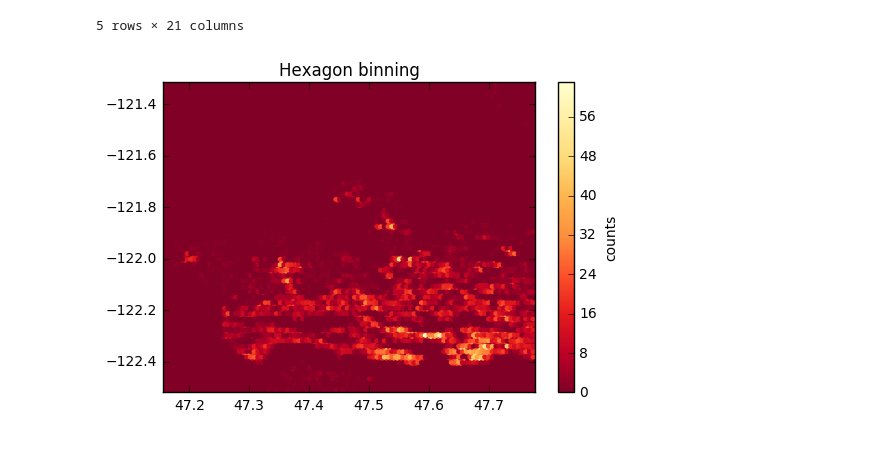
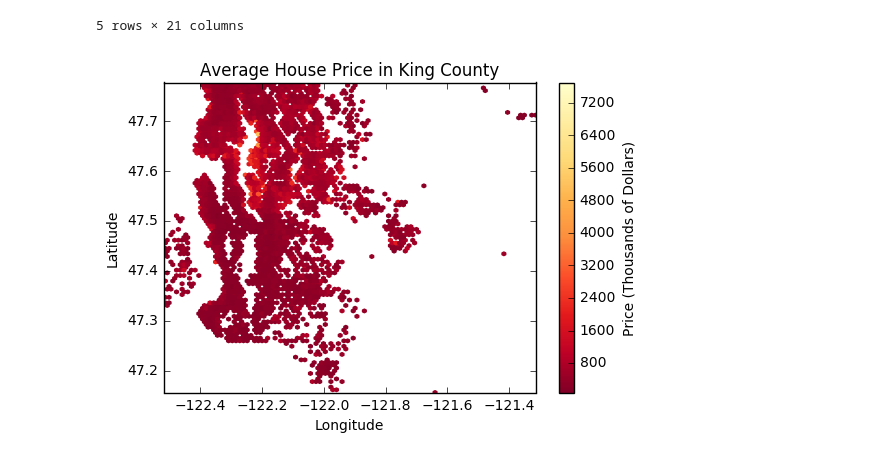
Before and after one commit to chaseWilliams/house_prices, a Jupyter notebook: EDA.ipynb, the cells around one changed output. Drawn from its saved outputs; the diff is of its cells as text; code cells hidden in the pictures.

```diff
--- a/EDA.ipynb
+++ b/EDA.ipynb
@@ -13,19 +13,25 @@ df.head()
 | 4 | 1954400510 | 20150218T000000 | 510000.0 | 3 | 2.00 | 1680 | 8080 | 1.0 | 0 | 0 | ... |
 5 rows × 21 columns
 # %%
-xmin = lat.min()
-xmax = lat.max()
-ymin = long.min()
-ymax = long.max()
-
+lat = df.iloc[:,17].values
+long = df.iloc[:,18].values
+prices = df.iloc[:, 2]/1000
+xmin = long.min()
+xmax = long.max()
+ymin = lat.min()
+ymax = lat.max()
+vmin = prices.min()
+vmax = prices.max()
 
 plt.subplots_adjust(hspace=0.5)
-plt.hexbin(lat, long, cmap=plt.cm.YlOrRd_r)
+plt.hexbin(long, lat, C=prices, vmin=vmin, vmax=vmax, cmap=plt.cm.YlOrRd_r)
 plt.axis([xmin, xmax, ymin, ymax])
-plt.title("Hexagon binning")
+plt.title("Average House Price in King County")
 cb = plt.colorbar()
-cb.set_label('counts')
+cb.set_label('Price (Thousands of Dollars)')
+plt.xlabel('Longitude')
+plt.ylabel('Latitude')
 
 plt.show()
 # %% [output]
-[figure, old version]
+[figure, new version]
```
